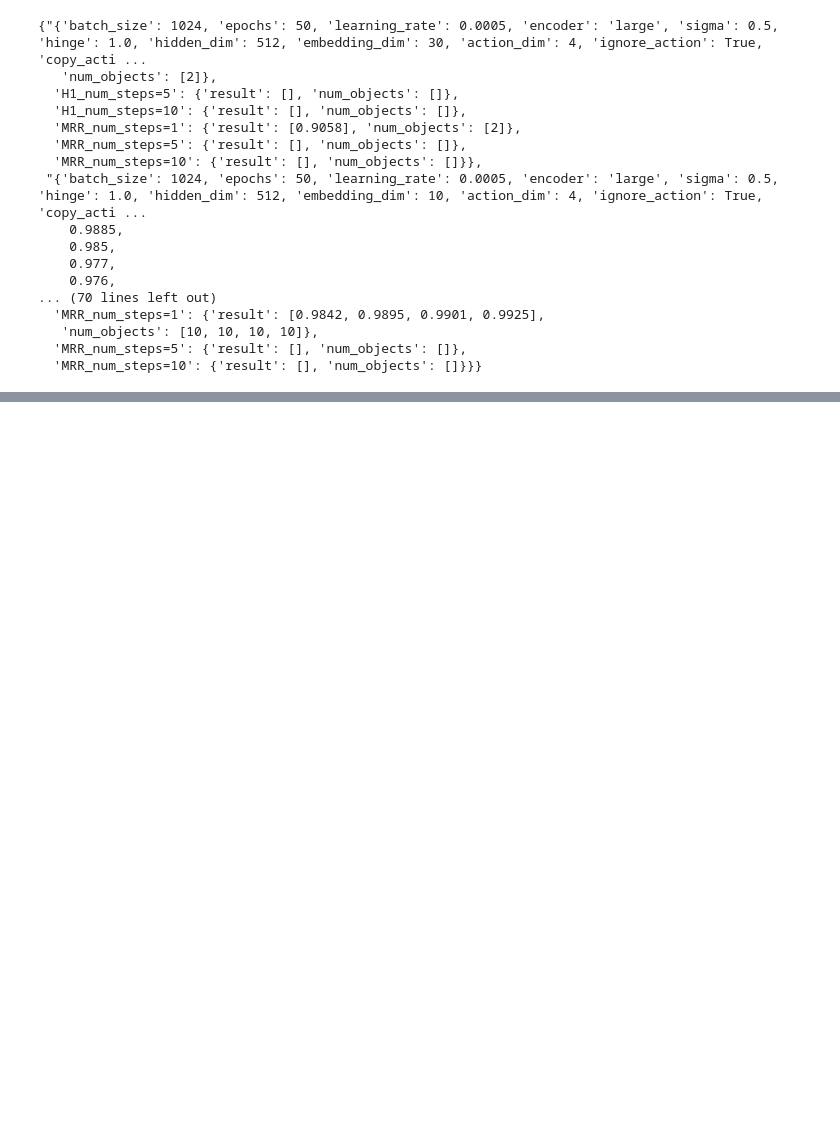
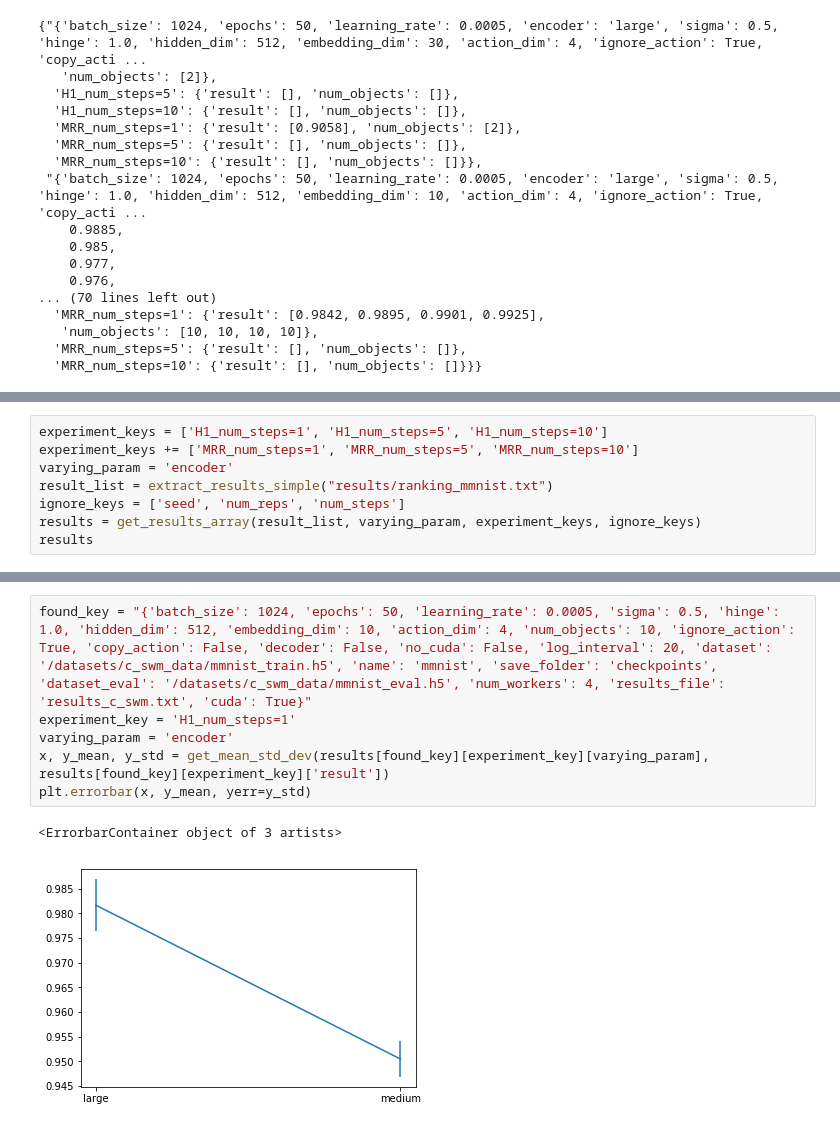
Before and after one commit to gabrielsluz/c-swm, a Jupyter notebook: Experiments.ipynb, the cells around one changed output, grey strips where cells are left out. Drawn from its saved outputs; the diff is of its cells as text; blank space fills up the shorter version.

```diff
--- a/Experiments.ipynb
+++ b/Experiments.ipynb
@@ -394,0 +423,8 @@ results
+# %%
+experiment_keys = ['H1_num_steps=1', 'H1_num_steps=5', 'H1_num_steps=10']
+experiment_keys += ['MRR_num_steps=1', 'MRR_num_steps=5', 'MRR_num_steps=10']
+varying_param = 'encoder'
+result_list = extract_results_simple("results/ranking_mmnist.txt")
+ignore_keys = ['seed', 'num_reps', 'num_steps']
+results = get_results_array(result_list, varying_param, experiment_keys, ignore_keys)
+results
@@ -394,0 +449,9 @@ results
+# %%
+found_key = "{'batch_size': 1024, 'epochs': 50, 'learning_rate': 0.0005, 'sigma': 0.5, 'hinge': 1.0, 'hidden_dim': 512, 'embedding_dim': 10, 'action_dim': 4, 'num_objects': 10, 'ignore_action': True, 'copy_action': False, 'decoder': False, 'no_cuda': False, 'log_interval': 20, 'dataset': '/datasets/c_swm_data/mmnist_train.h5', 'name': 'mmnist', 'save_folder': 'checkpoints', 'dataset_eval': '/datasets/c_swm_data/mmnist_eval.h5', 'num_workers': 4, 'results_file': 'results_c_swm.txt', 'cuda': True}"
+experiment_key = 'H1_num_steps=1'
+varying_param = 'encoder'
+x, y_mean, y_std = get_mean_std_dev(results[found_key][experiment_key][varying_param], results[found_key][experiment_key]['result'])
+plt.errorbar(x, y_mean, yerr=y_std)
+# %% [output]
+<ErrorbarContainer object of 3 artists>
+[figure, added]
```
Also changed, not shown: parts of 6 cells of this notebook.
